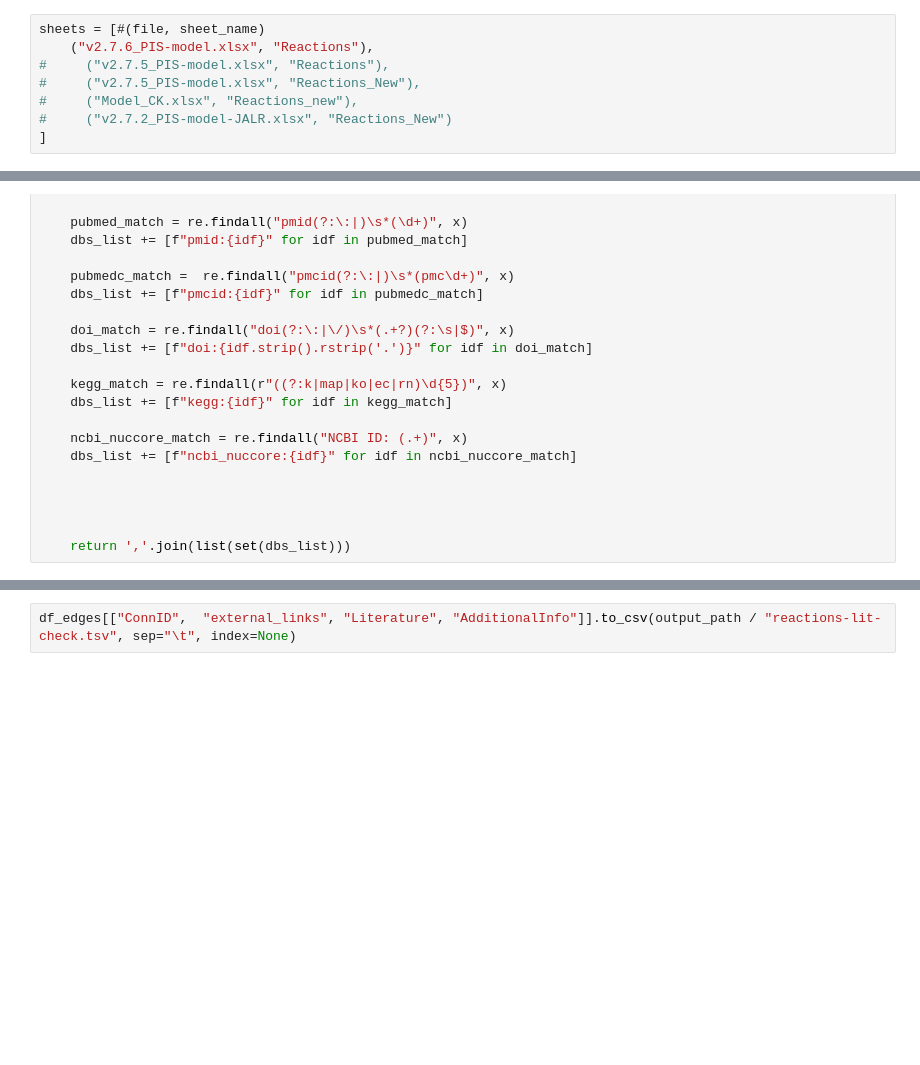
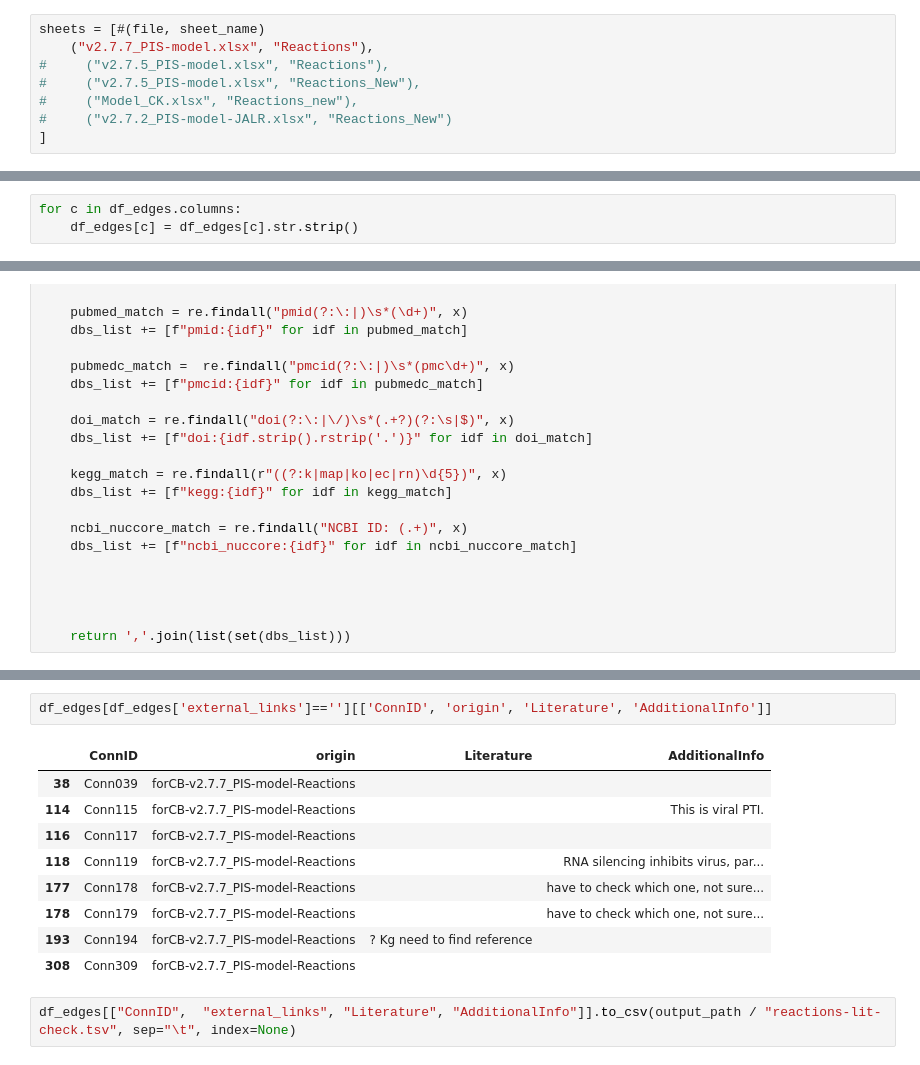
Before and after one commit to NIB-SI/skm-neo4j, a Jupyter notebook: work/p3-parse-reactions.ipynb, the cells around one changed output, grey strips where cells are left out. Drawn from its saved outputs; the diff is of its cells as text; blank space fills up the shorter version.

```diff
--- a/work/p3-parse-reactions.ipynb
+++ b/work/p3-parse-reactions.ipynb
@@ -41,7 +44,7 @@ reaction_relationships = [
 ## Read in sheets
 # %%
 sheets = [#(file, sheet_name)
-    ("v2.7.6_PIS-model.xlsx", "Reactions"),
+    ("v2.7.7_PIS-model.xlsx", "Reactions"),
 #     ("v2.7.5_PIS-model.xlsx", "Reactions"),
 #     ("v2.7.5_PIS-model.xlsx", "Reactions_New"),
 #     ("Model_CK.xlsx", "Reactions_new"),
@@ -146,3 +159,6 @@ df_edges.head()
+# %%
+for c in df_edges.columns:
+    df_edges[c] = df_edges[c].str.strip()
 # %%
 x = df_edges[df_edges['AddedBy']=='x'].index
 print(x)
@@ -488,4 +506,16 @@ NOVALUE\Conn274\kegg
 BLANK\Conn309
+# %%
+df_edges[df_edges['external_links']==''][['ConnID', 'origin', 'Literature', 'AdditionalInfo']]
+# %% [output]
+|  | ConnID | origin | Literature | AdditionalInfo |
+| 38 | Conn039 | forCB-v2.7.7_PIS-model-Reactions |  |  |
+| 114 | Conn115 | forCB-v2.7.7_PIS-model-Reactions |  | This is viral PTI. |
+| 116 | Conn117 | forCB-v2.7.7_PIS-model-Reactions |  |  |
+| 118 | Conn119 | forCB-v2.7.7_PIS-model-Reactions |  | RNA silencing inhibits virus, par... |
+| 177 | Conn178 | forCB-v2.7.7_PIS-model-Reactions |  | have to check which one, not sure... |
+| 178 | Conn179 | forCB-v2.7.7_PIS-model-Reactions |  | have to check which one, not sure... |
+| 193 | Conn194 | forCB-v2.7.7_PIS-model-Reactions | ? Kg need to find reference |  |
+| 308 | Conn309 | forCB-v2.7.7_PIS-model-Reactions |  |  |
 # %%
 df_edges[["ConnID",  "external_links", "Literature", "AdditionalInfo"]].to_csv(output_path / "reactions-lit-check.tsv", sep="\t", index=None)
 # %%
```
Also changed, not shown: parts of 29 cells of this notebook, 6 other files.
